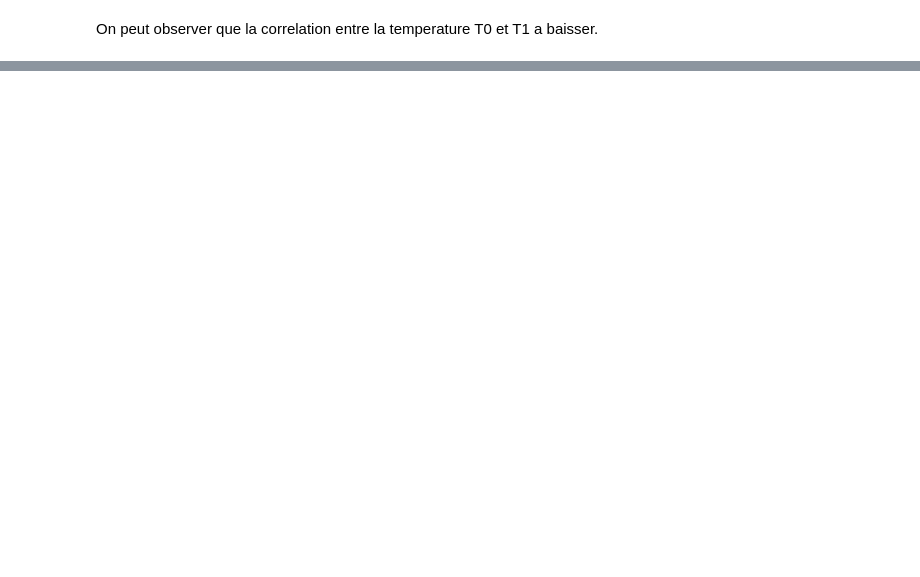
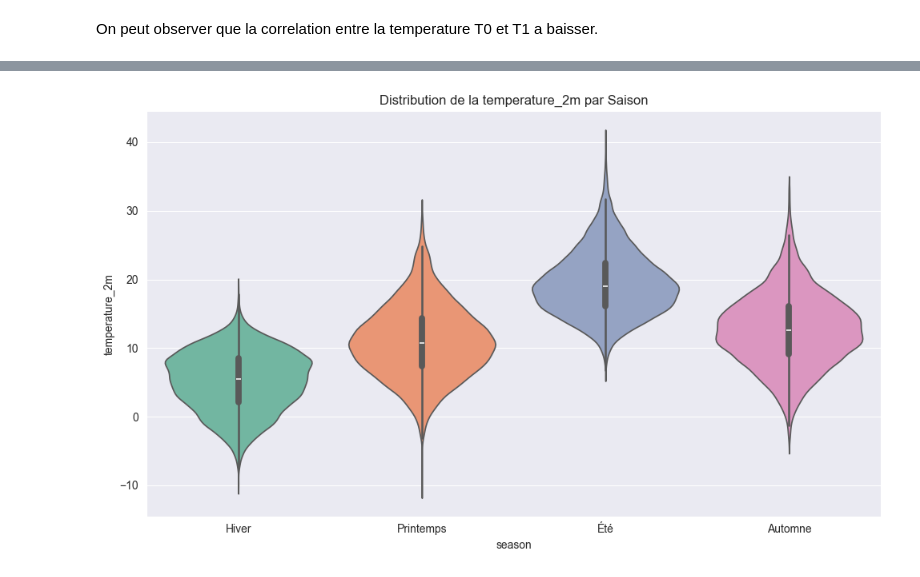
Before and after one commit to qevan91/Projet-fil-rouge-b3, a Jupyter notebook: main.ipynb, the cells around one changed output, grey strips where cells are left out. Saved outputs shown, nothing was run; the diff lists cells and outputs as text; code cells hidden in the pictures; blank space fills up the shorter version.

```diff
--- a/main.ipynb
+++ b/main.ipynb
@@ -352,0 +457,12 @@ On peut observer que la correlation entre la temperature T0 et T1 a baisser.
+# %%
+df_visu = df_clean.copy()
+df_visu['season'] = (df_visu.index.month % 12 + 3) // 3
+
+plt.figure(figsize=(10, 6))
+sns.violinplot(x='season', y=target_col, data=df_visu, palette='Set2', hue='season', legend=False)
+plt.xticks([0, 1, 2, 3], ['Hiver', 'Printemps', 'Été', 'Automne'])
+plt.title(f"Distribution de la {target_col} par Saison")
+plt.tight_layout()
+plt.show()
+# %% [output]
+[figure, added]
```
Also changed, not shown: parts of 20 cells of this notebook, 5 other files.
